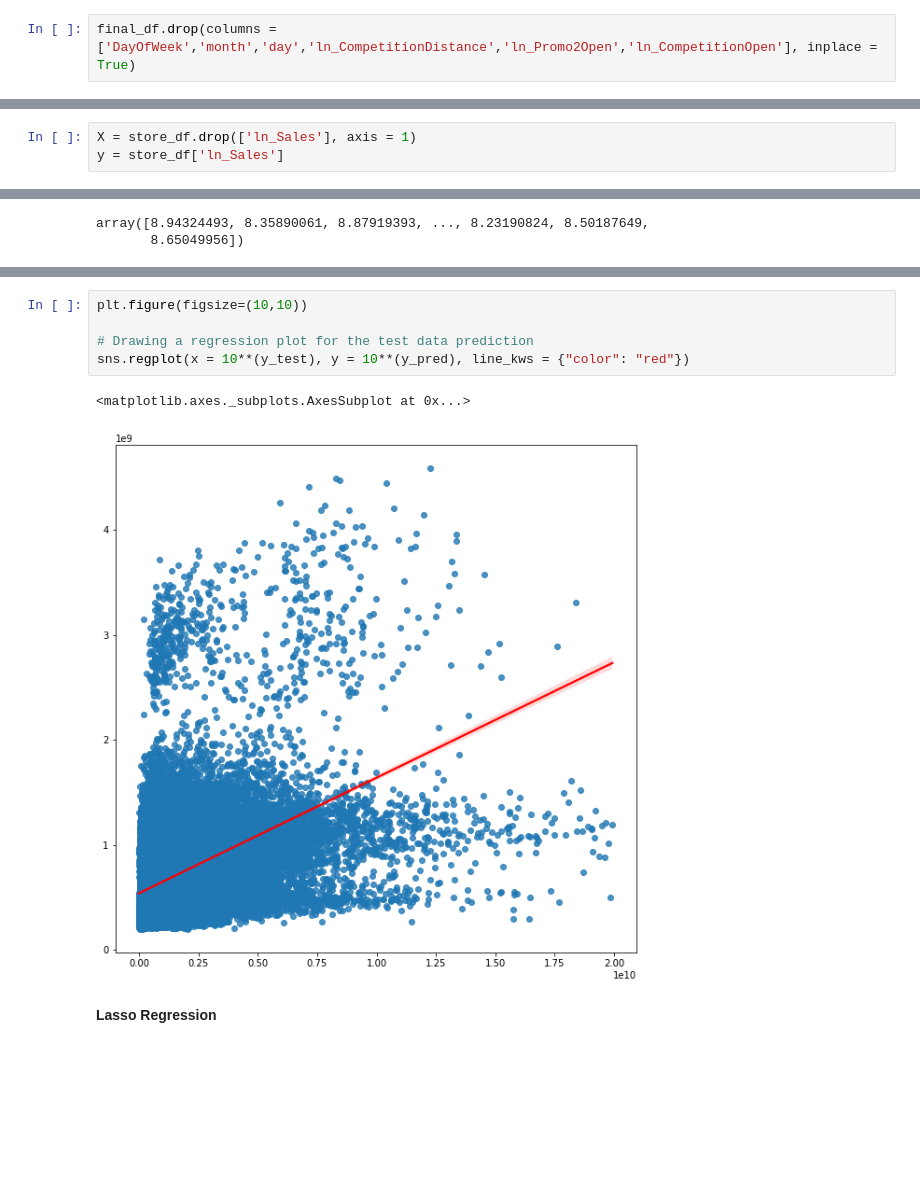
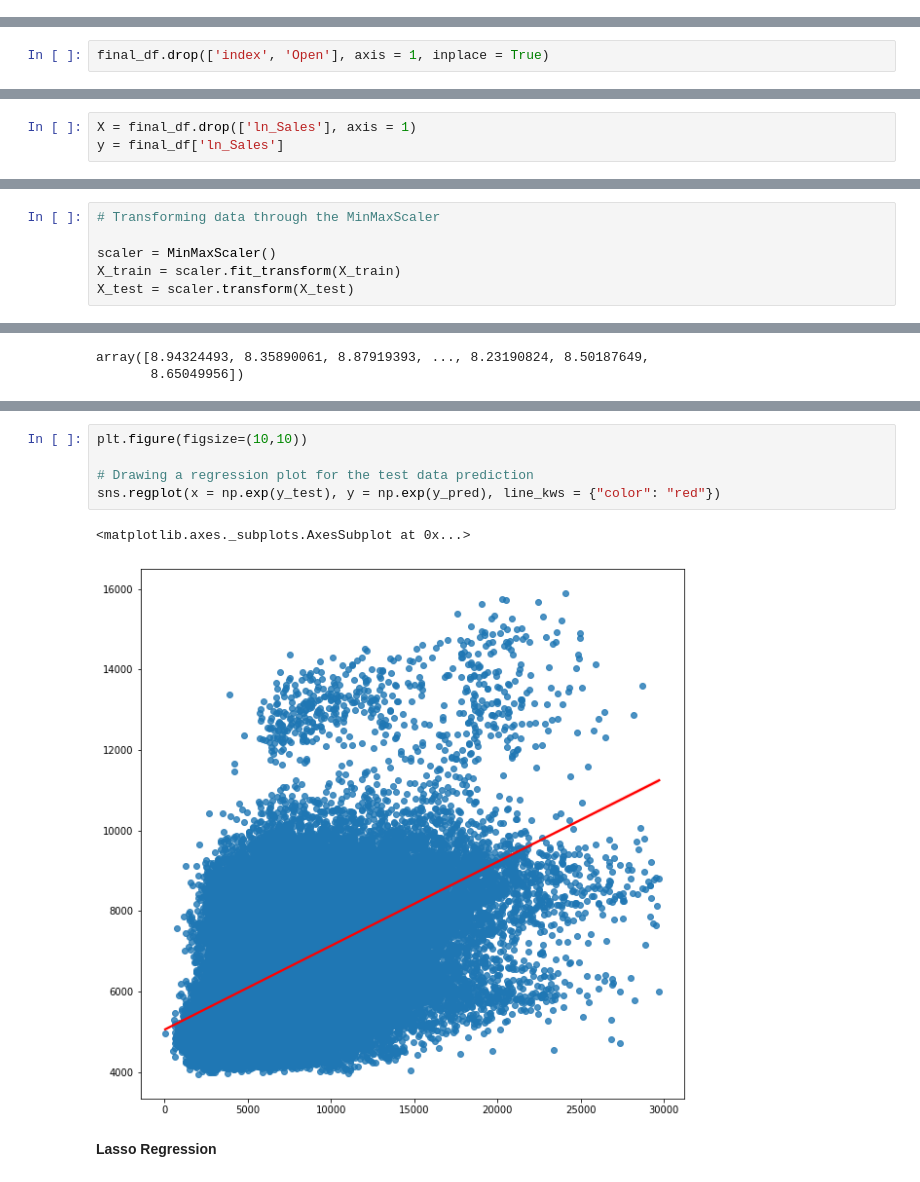
Before and after one commit to priyaregit/Rossmann-Sales-Prediction_Regression_Capstone-Project, a Jupyter notebook: Rossmann_Sales_Prediction_Capstone_Project_2_Supriya.ipynb, the cells around one changed output, grey strips where cells are left out. Drawn from its saved outputs; the diff is of its cells as text; blank space fills up the shorter version.

```diff
--- a/Rossmann_Sales_Prediction_Capstone_Project_2_Supriya.ipynb
+++ b/Rossmann_Sales_Prediction_Capstone_Project_2_Supriya.ipynb
@@ -878,2 +852,0 @@ final_df.head(2)
-# %%
-final_df.drop(columns = ['DayOfWeek','month','day','ln_CompetitionDistance','ln_Promo2Open','ln_CompetitionOpen'], inplace = True)
@@ -882 +853,3 @@ store_df = final_df.copy()
+# %%
+final_df.drop(['index', 'Open'], axis = 1, inplace = True)
 # %%
@@ -906,6 +879,6 @@ memory usage: 86.1 MB
 # %%
-X = store_df.drop(['ln_Sales'], axis = 1)
-y = store_df['ln_Sales']
+X = final_df.drop(['ln_Sales'], axis = 1)
+y = final_df['ln_Sales']
 # %%
 X = X.values
 y = y.values
@@ -924,0 +896,6 @@ X_train.shape, X_test.shape
+# %%
+# Transforming data through the MinMaxScaler
+
+scaler = MinMaxScaler()
+X_train = scaler.fit_transform(X_train)
+X_test = scaler.transform(X_test)
@@ -968,11 +955,11 @@ RMSE =  1133099884.7337728
 # %%
 plt.figure(figsize=(10,10))
 
 # Drawing a regression plot for the test data prediction
-sns.regplot(x = 10**(y_test), y = 10**(y_pred), line_kws = {"color": "red"})
+sns.regplot(x = np.exp(y_test), y = np.exp(y_pred), line_kws = {"color": "red"})
 # %% [output]
 <matplotlib.axes._subplots.AxesSubplot at 0x...>
-[figure, old version]
+[figure, new version]
 # %% [markdown]
 <b> Lasso Regression
 # %%
```
Also changed, not shown: parts of 85 cells of this notebook.
